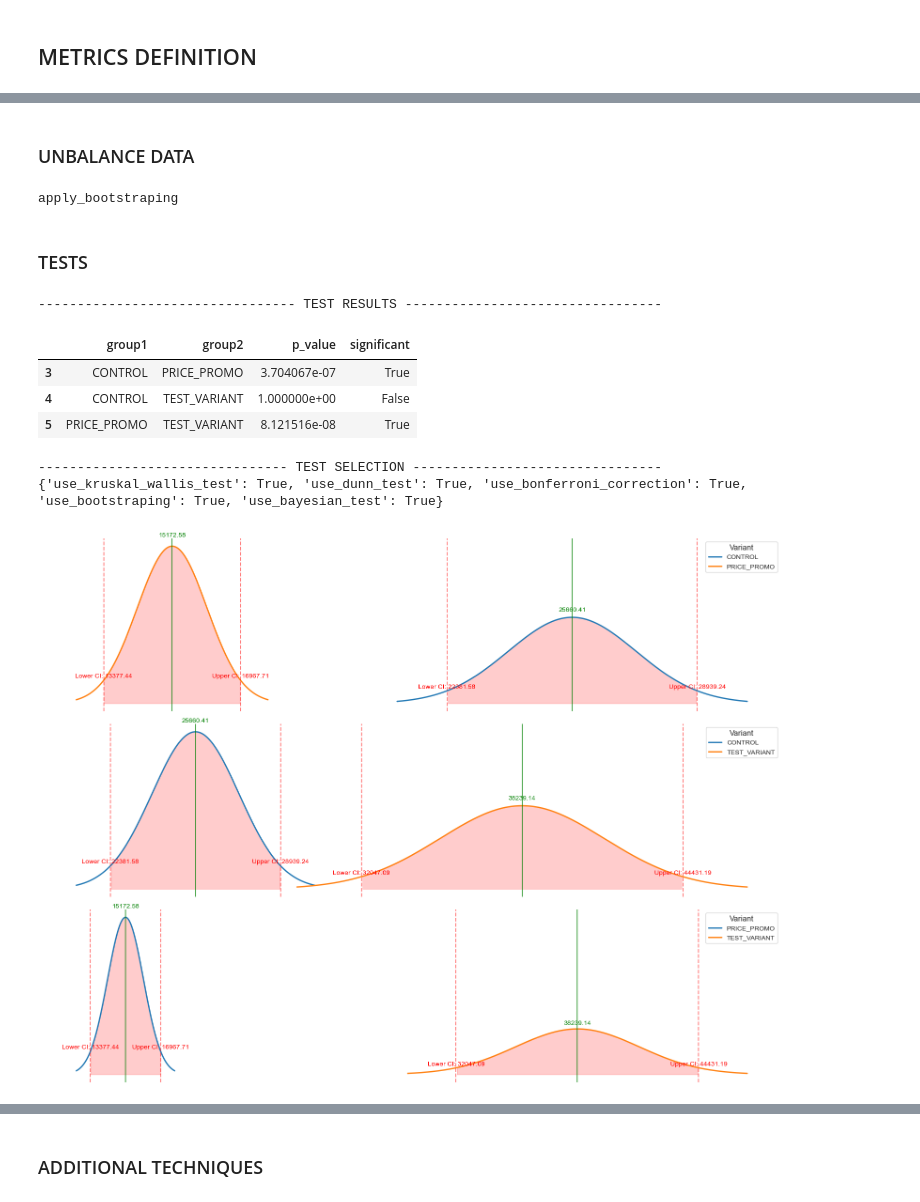
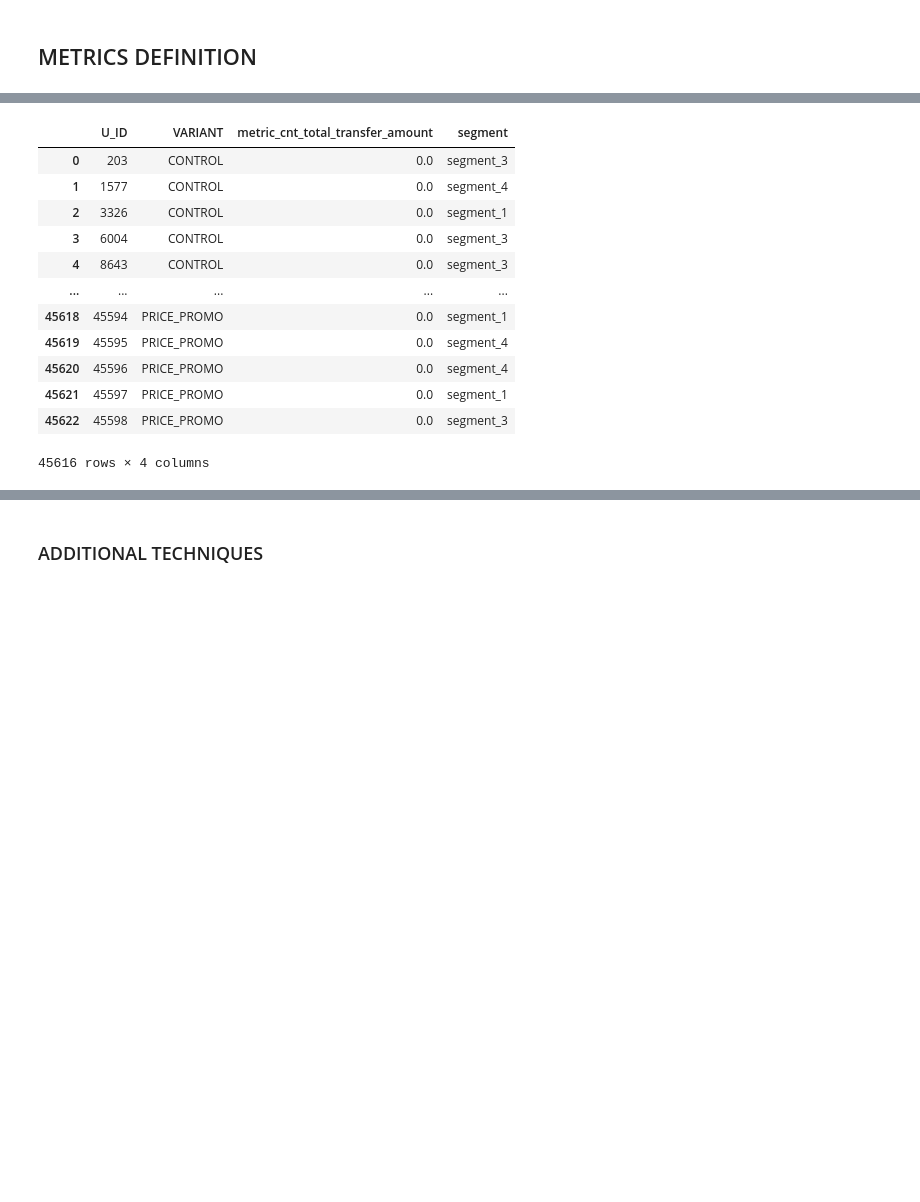
Before and after one commit to EAlmazanG/ab-test-framework, a Jupyter notebook: notebooks/ab-test_segments_framework_template.ipynb, the cells around one changed output, grey strips where cells are left out. Saved outputs shown, nothing was run; the diff lists cells and outputs as text; code cells hidden in the pictures; blank space fills up the shorter version.

```diff
--- a/notebooks/ab-test_segments_framework_template.ipynb
+++ b/notebooks/ab-test_segments_framework_template.ipynb
@@ -300,11 +298,0 @@ is_strong_outlier_effect: True
-# %%
-# Test multiple variants
-if True:
-    np.random.seed(42)
-    num_rows = len(df)
-    num_to_change = num_rows // 3
-    indices_to_change = np.random.choice(df.index, size=num_to_change, replace=False)
-    selected_df.loc[indices_to_change, "VARIANT"] = "TEST_VARIANT"
-
-if True:
-    selected_df = framework.unbalance_dataset(selected_df, variant_column, 6)
@@ -419,8 +298,0 @@ is_strong_outlier_effect: True
-# %% [markdown]
-### UNBALANCE DATA
-# %%
-selected_df = ab_tests.resample_data(selected_df, ab_test_config, variant_column)
-# %% [output]
-apply_bootstraping
-# %% [markdown]
-### TESTS
@@ -431,18 +299,18 @@ ab_test_config
-# %%
-print_title('TEST RESULTS', 80)
-standardized_results = ab_tests.run_complete_ab_test(ab_test_config, selected_df, variant_column, metric_column, num_variants, alpha = 0.05)
-display(standardized_results)
-
-print_title('TEST SELECTION', 80)
-print({key: value for key, value in ab_test_config.items() if value})
-
-framework.plot_distributions(selected_df, variant_column, metric_column, 0.05)
-# %% [output]
---------------------------------- TEST RESULTS ---------------------------------
-|  | group1 | group2 | p_value | significant |
-| 3 | CONTROL | PRICE_PROMO | 3.704067e-07 | True |
-| 4 | CONTROL | TEST_VARIANT | 1.000000e+00 | False |
-| 5 | PRICE_PROMO | TEST_VARIANT | 8.121516e-08 | True |
--------------------------------- TEST SELECTION --------------------------------
-{'use_kruskal_wallis_test': True, 'use_dunn_test': True, 'use_bonferroni_correction': True, 'use_bootstraping': True, 'use_bayesian_test': True}
-[figure, removed]
+# %%
+if True:
+    selected_df = framework.add_segment_column(selected_df, num_segments=4)
+display(selected_df)
+# %% [output]
+|  | U_ID | VARIANT | metric_cnt_total_transfer_amount | segment |
+| 0 | 203 | CONTROL | 0.0 | segment_3 |
+| 1 | 1577 | CONTROL | 0.0 | segment_4 |
+| 2 | 3326 | CONTROL | 0.0 | segment_1 |
+| 3 | 6004 | CONTROL | 0.0 | segment_3 |
+| 4 | 8643 | CONTROL | 0.0 | segment_3 |
+| ... | ... | ... | ... | ... |
+| 45618 | 45594 | PRICE_PROMO | 0.0 | segment_1 |
+| 45619 | 45595 | PRICE_PROMO | 0.0 | segment_4 |
+| 45620 | 45596 | PRICE_PROMO | 0.0 | segment_4 |
+| 45621 | 45597 | PRICE_PROMO | 0.0 | segment_1 |
+| 45622 | 45598 | PRICE_PROMO | 0.0 | segment_3 |
+45616 rows × 4 columns
```
Also changed, not shown: parts of 23 cells of this notebook.
